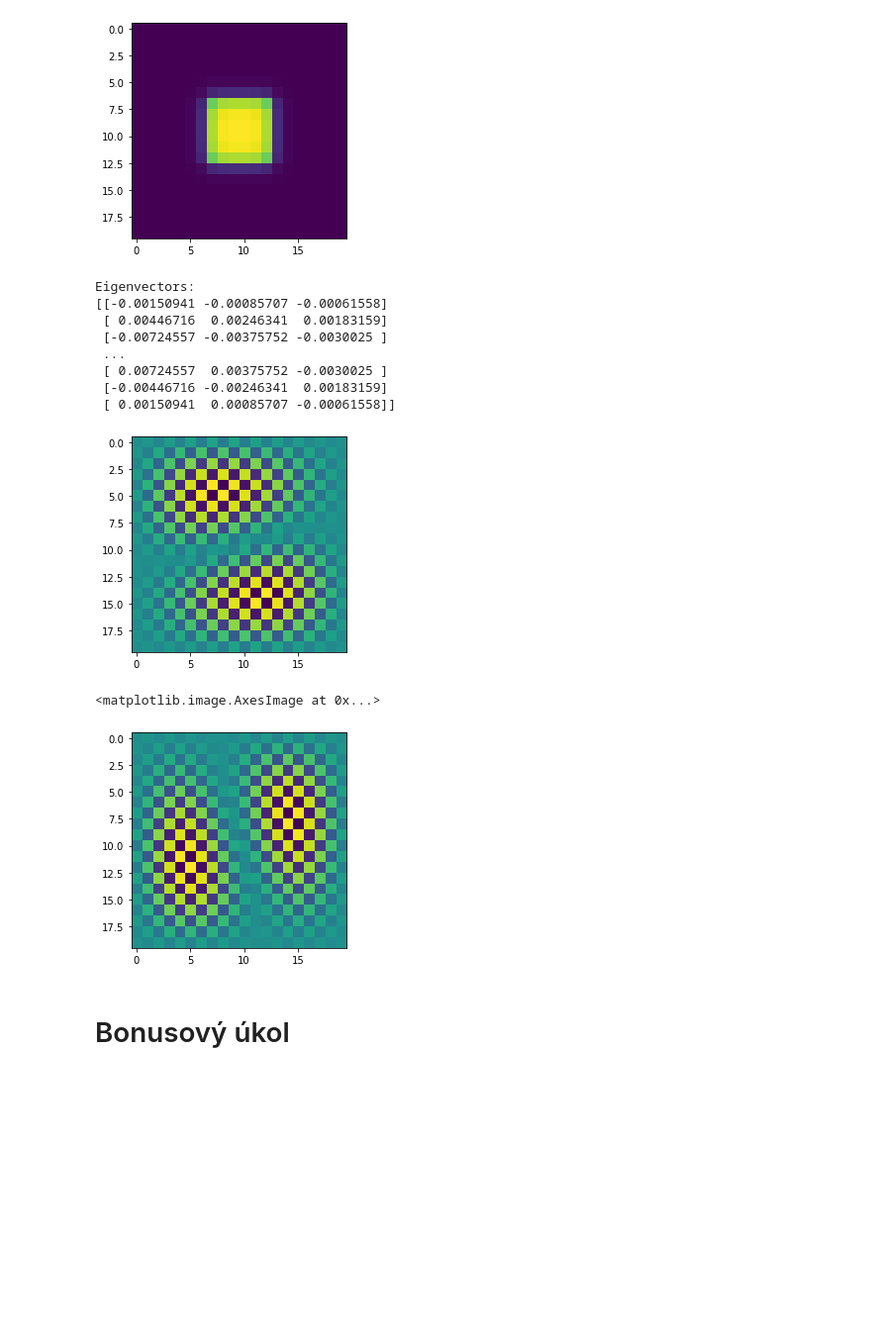
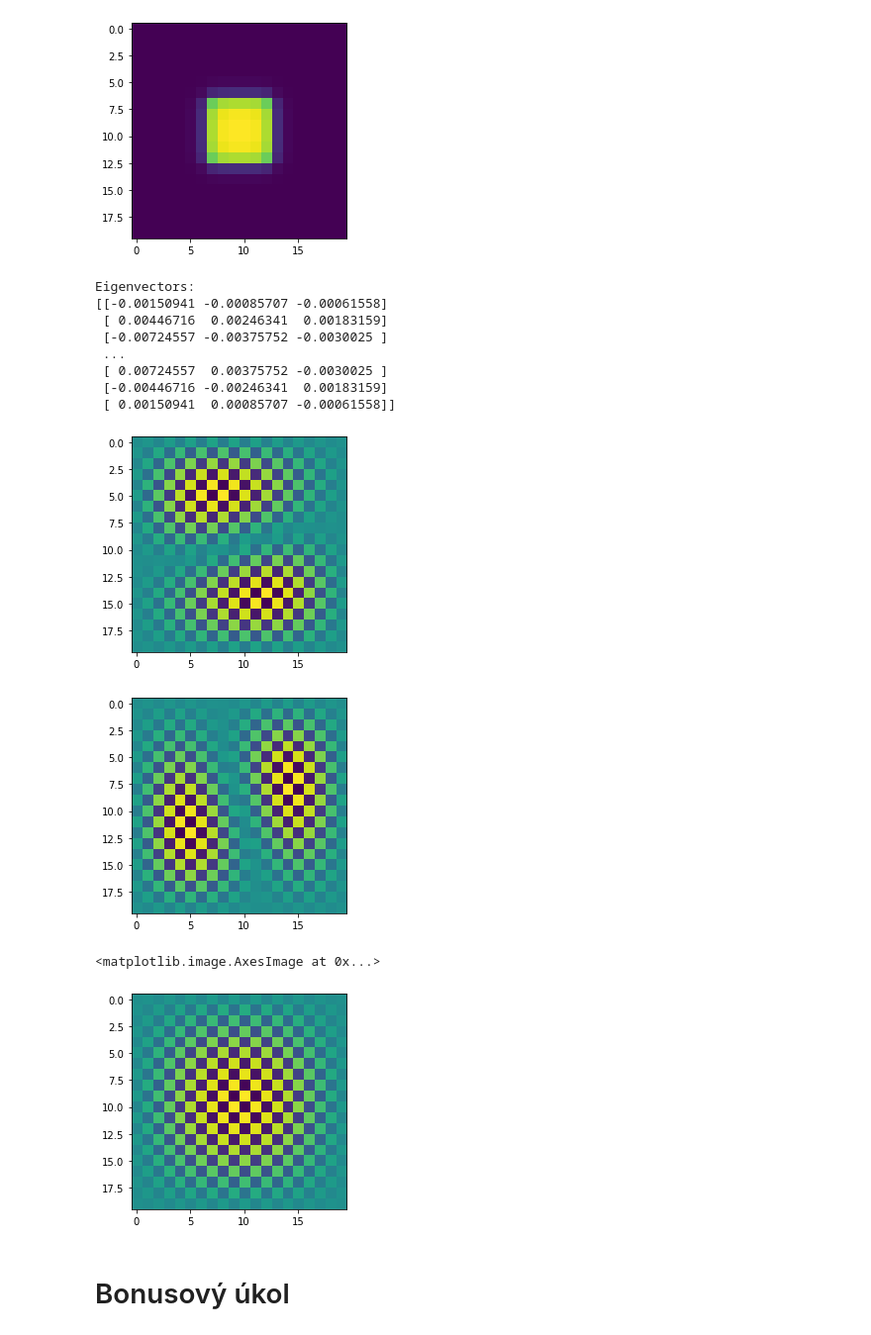
Before and after one commit to MUS0160/vvp-DU, a Jupyter notebook: DU5.ipynb, the cells around one changed output. Shown at 99% size. Drawn from its saved outputs; the diff is of its cells as text; code cells hidden in the pictures; blank space fills up the shorter version.

```diff
--- a/DU5.ipynb
+++ b/DU5.ipynb
@@ -126,25 +126,28 @@ plt.imshow(X.reshape((n, n)))
 # %%
 # TODO - spočtěte a vykreslete vlastní vektory matice A
 w, eigenVectors = sla.eigsh(A, k=3)
 
 print("Eigenvectors:")
 print(eigenVectors)
 
 plt.imshow(eigenVectors[:,0].reshape((n, n)))
 plt.show()
 plt.imshow(eigenVectors[:,1].reshape((n, n)))
+plt.show()
+plt.imshow(eigenVectors[:,2].reshape((n, n)))
 # %% [output]
 Eigenvectors:
 [[-0.00150941 -0.00085707 -0.00061558]
  [ 0.00446716  0.00246341  0.00183159]
  [-0.00724557 -0.00375752 -0.0030025 ]
  ...
  [ 0.00724557  0.00375752 -0.0030025 ]
  [-0.00446716 -0.00246341  0.00183159]
  [ 0.00150941  0.00085707 -0.00061558]]
 [figure]
+[figure]
 <matplotlib.image.AxesImage at 0x...>
-[figure]
+[figure, added]
 # %% [markdown]
 # Bonusový úkol
 # %% [markdown]
```
